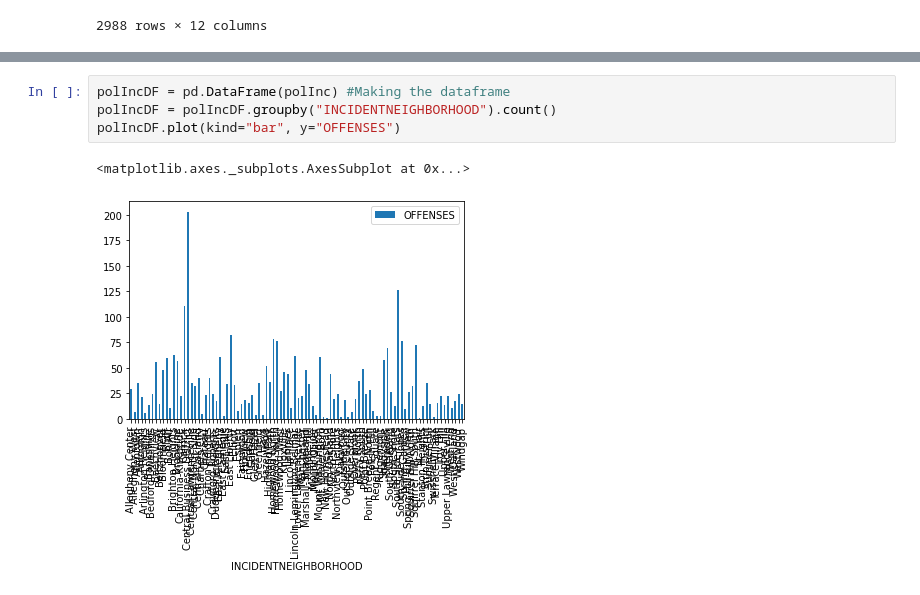
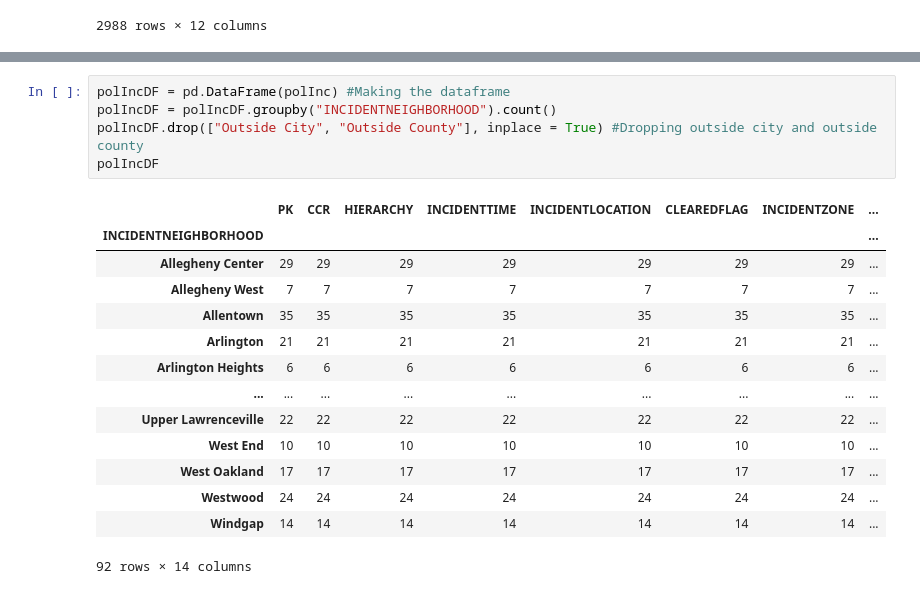
Before and after one commit to luke8499/Final-Project, a Jupyter notebook: GroupProjZHD.ipynb, the cells around one changed output, grey strips where cells are left out. Saved outputs shown, nothing was run; the diff lists cells and outputs as text.

```diff
--- a/GroupProjZHD.ipynb
+++ b/GroupProjZHD.ipynb
@@ -23,10 +32,23 @@ polInc.drop(["PK", "INCIDENTZONE", "CCR"], axis = 1) #dropping the columns that
 # %%
 polIncDF = pd.DataFrame(polInc) #Making the dataframe
 polIncDF = polIncDF.groupby("INCIDENTNEIGHBORHOOD").count()
-polIncDF.plot(kind="bar", y="OFFENSES")
+polIncDF.drop(["Outside City", "Outside County"], inplace = True) #Dropping outside city and outside county
+polIncDF
 # %% [output]
+|  | PK | CCR | HIERARCHY | INCIDENTTIME | INCIDENTLOCATION | CLEAREDFLAG | INCIDENTZONE | ... |
+| INCIDENTNEIGHBORHOOD |  |  |  |  |  |  |  | ... |
+| Allegheny Center | 29 | 29 | 29 | 29 | 29 | 29 | 29 | ... |
+| Allegheny West | 7 | 7 | 7 | 7 | 7 | 7 | 7 | ... |
+| Allentown | 35 | 35 | 35 | 35 | 35 | 35 | 35 | ... |
+| Arlington | 21 | 21 | 21 | 21 | 21 | 21 | 21 | ... |
+| Arlington Heights | 6 | 6 | 6 | 6 | 6 | 6 | 6 | ... |
+| ... | ... | ... | ... | ... | ... | ... | ... | ... |
+| Upper Lawrenceville | 22 | 22 | 22 | 22 | 22 | 22 | 22 | ... |
+| West End | 10 | 10 | 10 | 10 | 10 | 10 | 10 | ... |
+| West Oakland | 17 | 17 | 17 | 17 | 17 | 17 | 17 | ... |
+| Westwood | 24 | 24 | 24 | 24 | 24 | 24 | 24 | ... |
+| Windgap | 14 | 14 | 14 | 14 | 14 | 14 | 14 | ... |
-<matplotlib.axes._subplots.AxesSubplot at 0x...>
+92 rows × 14 columns
-[figure, removed]
 # %%
 query_mask = polIncDF["OFFENSES"] <= 50 #Reducing Sample size with a filter
 polIncDF = polIncDF[query_mask]
```
Also changed, not shown: parts of 11 cells of this notebook.
